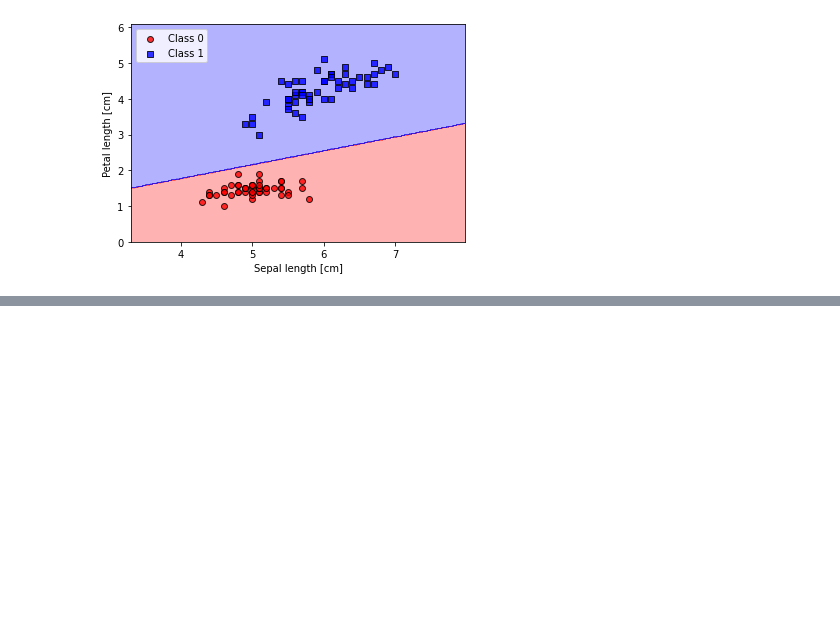
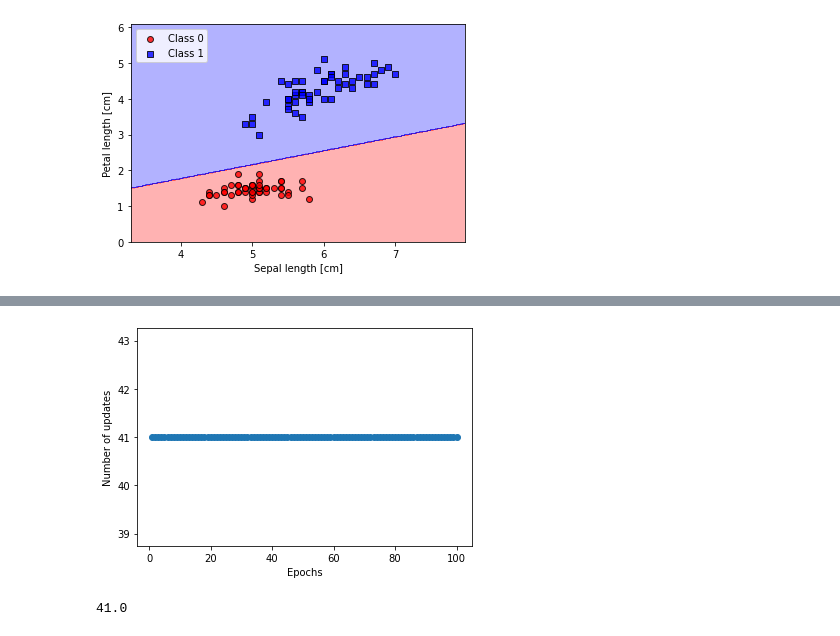
Before and after one commit to AsyaTiho/MLLearningScripts, a Jupyter notebook: Perceptron ML implementation.ipynb, the cells around one changed output, grey strips where cells are left out. Drawn from its saved outputs; the diff is of its cells as text; code cells hidden in the pictures; blank space fills up the shorter version.

Commit message:
Attempted Kaggle Titanic Dataset on the Perceptron

```diff
--- a/Perceptron ML implementation.ipynb
+++ b/Perceptron ML implementation.ipynb
@@ -23,10 +23,11 @@ class Perceptron:
         for _ in range(self.n_iter):
             errors = 0
             for xi, target in zip(X, y):
-                update = self.eta * (target - self.predict(xi))
+                E = (target - self.predict(xi))
+                update = self.eta * E
                 self.w_ += update * xi
                 self.b_ += update
-                errors += int(update != 0.0)
+                errors += int(E != 0.0)
             self.errors_.append(errors)
         return self
 
@@ -120,0 +165,17 @@ plt.show()
+# %%
+y_for_fit = td["Survived"][:100].values.astype(np.uint)
+X_for_fit = td[["Age", "Fare"]][:100].values
+# %%
+ppn_t = Perceptron(eta=0.01, n_iter=100)
+ppn_t.fit(X_for_fit, y_for_fit)
+plt.plot(range(1, len(ppn_t.errors_) + 1),
+          ppn_t.errors_, marker='o')
+plt.xlabel('Epochs')
+plt.ylabel('Number of updates')
+plt.show()
+# %% [output]
+[figure, added]
+# %%
+sum(y_for_fit)
+# %% [output]
+41.0
```
Also changed, not shown: parts of 6 cells of this notebook.
